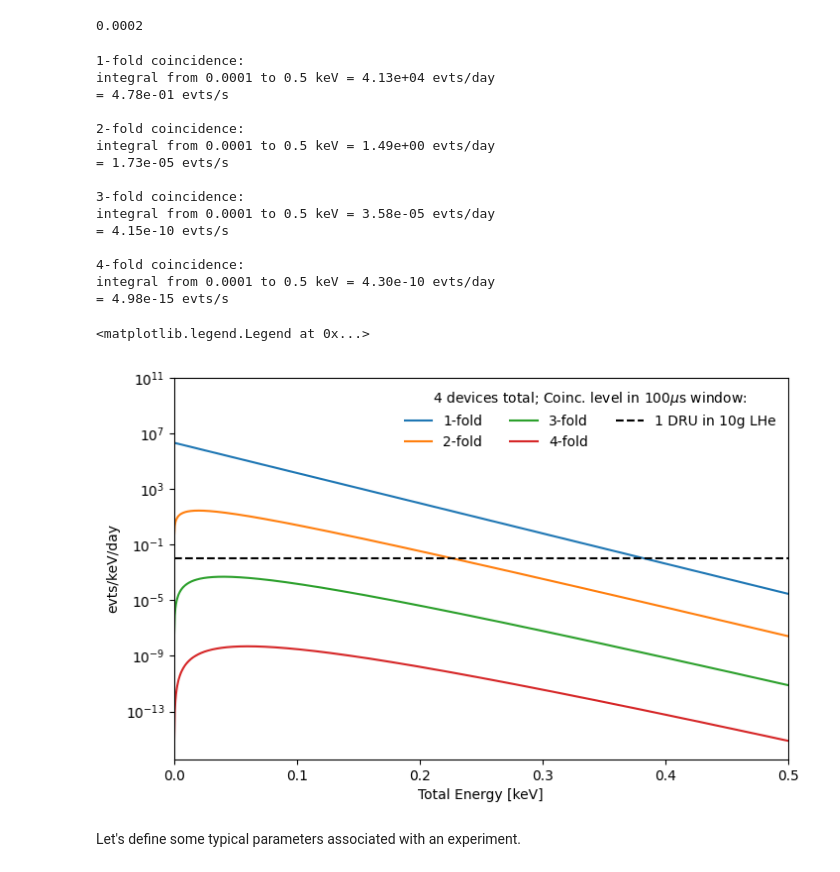
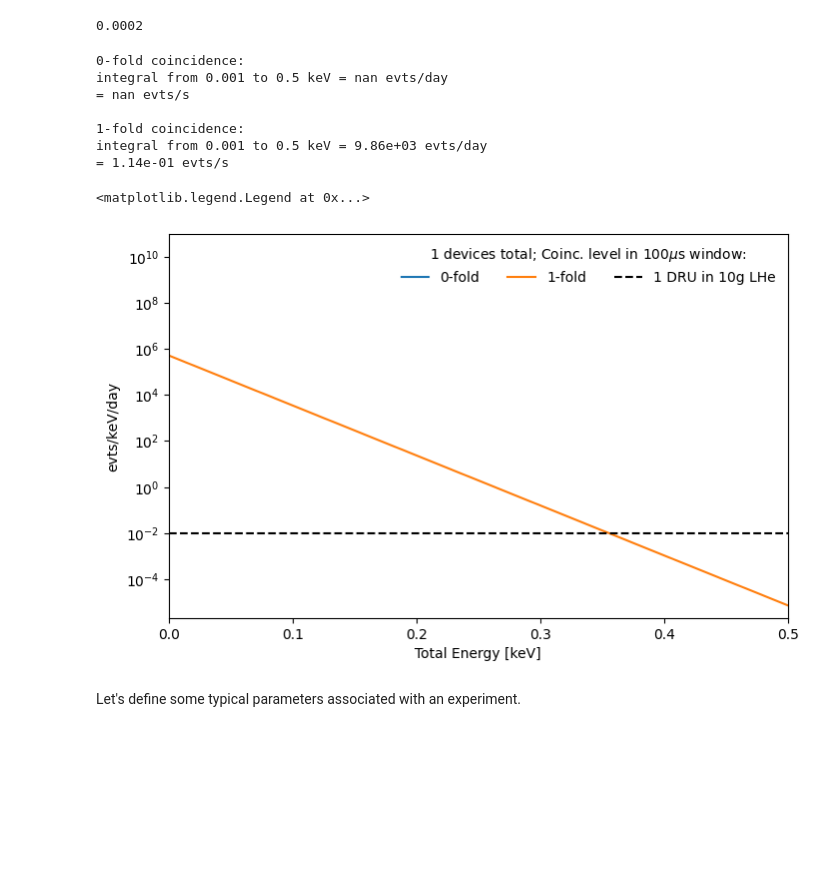
Before and after one commit to spice-herald/DarkLim, a Jupyter notebook: examples/test.ipynb, the cells around one changed output. Cells and saved outputs as stored; diff of their text form; code cells hidden in the pictures; blank space fills up the shorter version.

Commit message:
plot updates

```diff
--- a/examples/test.ipynb
+++ b/examples/test.ipynb
@@ -79,57 +79,49 @@ def n_fold_lee(x,m=1,n=1,e0=0.020,R=0.12,w=100e-6):
 # %%
 fig, ax = plt.subplots(1,figsize=(8,5))
 
-bins = np.linspace(0.0001,0.5,1000)
+bins = np.linspace(0.001,0.5,1000)
 
 #exp_model = exponential_eqn(bins)
 #integral = np.trapz(exp_model,x=bins)
 #print('integral from {} to {} keV = {:.2f} evts/day'.format(bins[0],bins[-1],integral))
 #print('= {:0.2} evts/s'.format(integral/24/3600))
 #plt.plot(bins,exp_model,'--r')
 
-n_devices = 4
-coinc = np.arange(1,5)
+n_devices = 1
+coinc = np.arange(2)
 window = 100e-6# s
 for n in coinc:
 
     print('{}-fold coincidence:'.format(n))
     model = n_fold_lee(bins,m=n_devices,n=n,e0=0.020,R=0.12,w=window)
 
     integral = np.trapz(model,x=bins)
     print('integral from {} to {} keV = {:.2e} evts/day'.format(bins[0],bins[-1],integral))
     print('= {:0.2e} evts/s'.format(integral/24/3600))
     print(' ')
 
     plt.plot(bins,model,label='{:d}-fold'.format(n))
 
 lhe_mass = 0.010 # kg
 ax.axhline(1*lhe_mass,label='1 DRU in 10g LHe'.format(n),color='black',ls='--') # 1 DRU=1 evt/keV/d/kg
 #plt.plot(bins,
 
 ax.set_ylabel('evts/keV/day')
 ax.set_xlabel('Total Energy [keV]')
 ax.set_xlim(0,0.5)
 ax.set_yscale('log')
 ax.set_ylim(None,1e11)
 ax.legend(loc='upper right',frameon=False,title='{:d} devices total;'.format(n_devices)+' Coinc. level in {:0.0f}'.format(window*1e6)+r'$\mu$s window:',ncol=3)
 # %% [output]
+0-fold coincidence:
+integral from 0.001 to 0.5 keV = nan evts/day
+= nan evts/s
+
 1-fold coincidence:
-integral from 0.0001 to 0.5 keV = 4.13e+04 evts/day
-= 4.78e-01 evts/s
-
-2-fold coincidence:
-integral from 0.0001 to 0.5 keV = 1.49e+00 evts/day
-= 1.73e-05 evts/s
-
-3-fold coincidence:
-integral from 0.0001 to 0.5 keV = 3.58e-05 evts/day
-= 4.15e-10 evts/s
-
-4-fold coincidence:
-integral from 0.0001 to 0.5 keV = 4.30e-10 evts/day
-= 4.98e-15 evts/s
+integral from 0.001 to 0.5 keV = 9.86e+03 evts/day
+= 1.14e-01 evts/s
 <matplotlib.legend.Legend at 0x...>
-[figure, old version]
+[figure, new version]
 # %% [markdown]
 Let's define some typical parameters associated with an experiment.
 # %%
```
Also changed, not shown: 2 other files.
